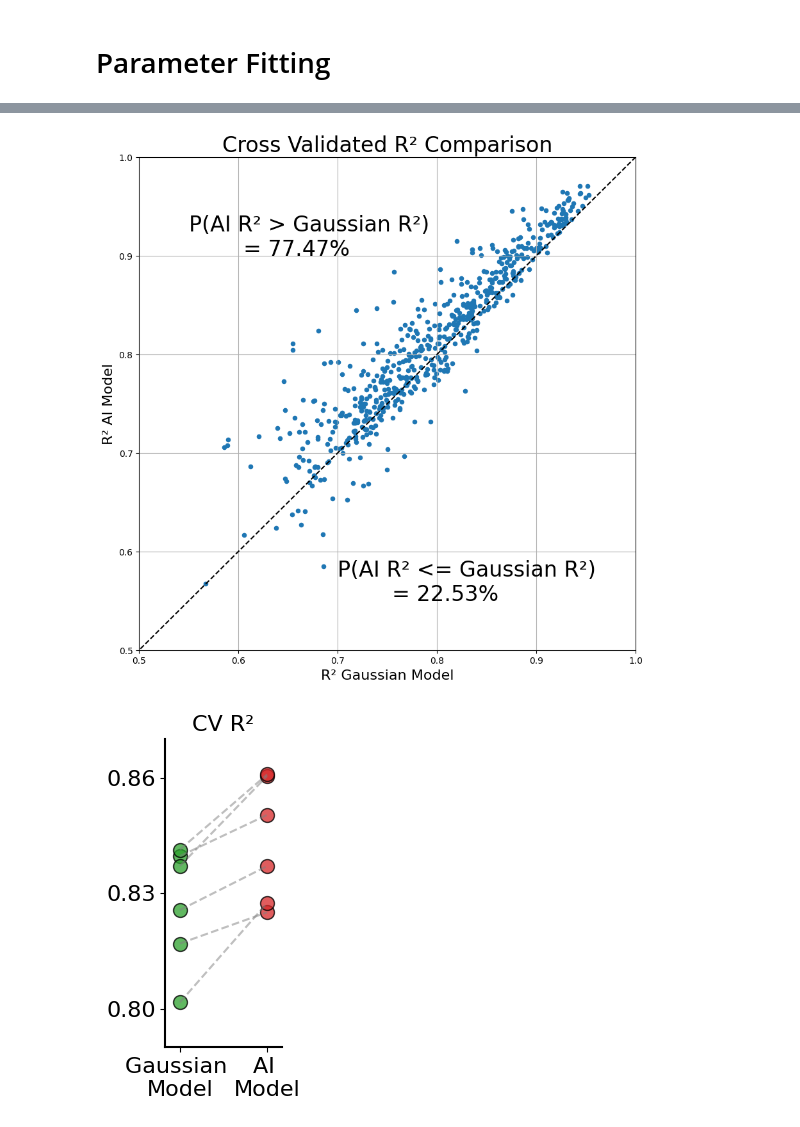
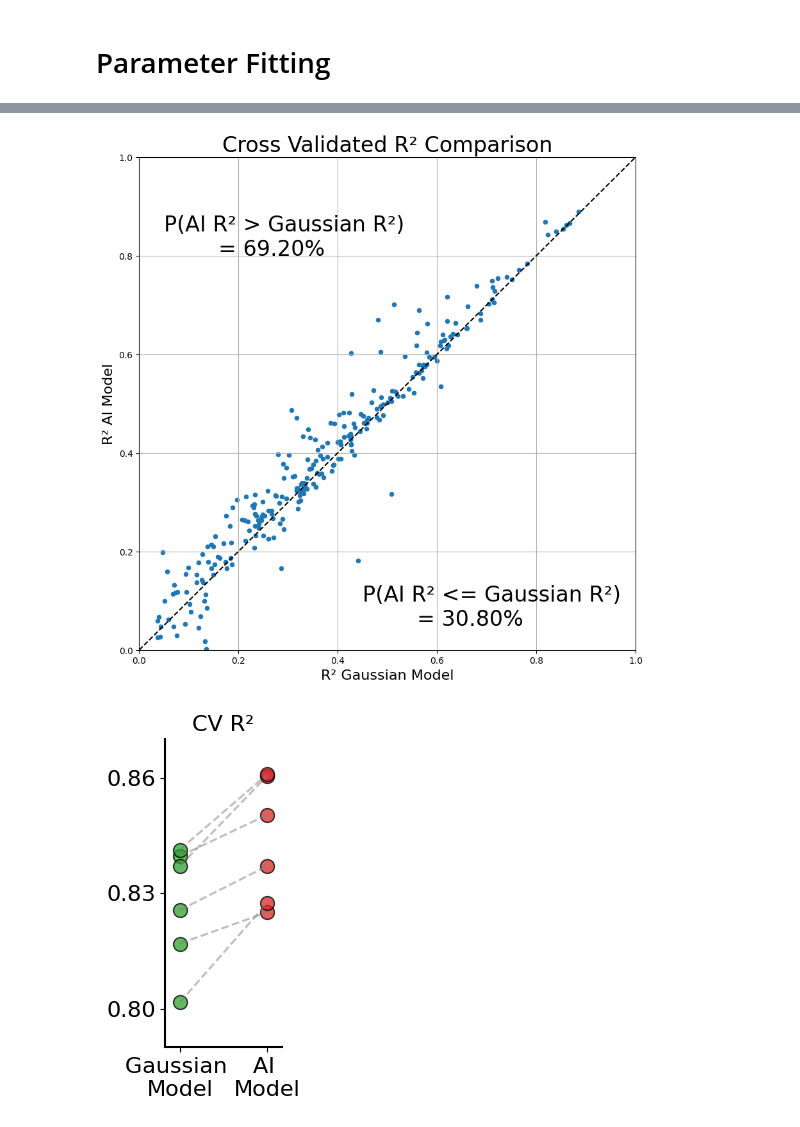
Before and after one commit to reillytilbury/EDGAR, a Jupyter notebook: figures/cross_validation_tests.ipynb, the cells around one changed output, grey strips where cells are left out. Cells and saved outputs as stored; diff of their text form; code cells hidden in the pictures.

```diff
--- a/figures/cross_validation_tests.ipynb
+++ b/figures/cross_validation_tests.ipynb
@@ -44,7 +44,7 @@ def neuron_model(theta,
                 width_cw_2=1.0,
                 exponent_2=2.0):
 
-    min_width = 5e-2
+    min_width = 1e-1
     eps = 1e-12
     min_exponent, max_exponent = 0.1, 5.0
     width_ccw_1, width_cw_1 = jnp.clip(width_ccw_1, min_width, None), jnp.clip(width_cw_1, min_width, None)
@@ -420,15 +665,15 @@ plt.figure(figsize=(12, 9))
 for i, cell_no in enumerate(random_cells):
     plt.subplot(4, 4, i + 1)
     # plt.scatter(angles, response[:, cell_no].mean(axis=0), s=10, alpha=0.5, label='Data')
-    plt.scatter(angles, response[::2, cell_no].mean(axis=0), s=10, alpha=0.3, label='train')
-    plt.scatter(angles, response[1::2, cell_no].mean(axis=0), s=10, alpha=0.3, label='test')
+    plt.scatter(angles, np.nanmean(response[::2, cell_no], axis=0), s=10, alpha=0.3, label='train')
+    plt.scatter(angles, np.nanmean(response[1::2, cell_no], axis=0), s=10, alpha=0.3, label='test')
     row, col = i // 4, i % 4
     if row == 3:
         plt.xlabel('Stimulus Angle (radians)')
     if col == 0:
         plt.ylabel('Mean Response')
     plt.title(f'Cell {cell_no}, SF: {signal_fractions[cell_no]:.2f}')
-    plt.ylim(0, np.percentile(response[:, cell_no], 99) * 1.1)
+    plt.ylim(0, np.nanpercentile(response[:, cell_no], 99) * 1.1)
     plt.xticks([])
     plt.yticks([])
 plt.suptitle('R1 and R2 for Random Cells')
@@ -565,0 +815,22 @@ Step 12000 | Loss(all): 0.0938
+# %%
+params_init = np.array([parameter_estimator(angles, R_train[cell_no]) for cell_no in range(n_cells)])
+params_init_gauss = np.array([parameter_estimator_gauss(angles, R_train[cell_no]) for cell_no in range(n_cells)])
+params, loss = train_model(neuron_model, params_init, R_train, np.repeat(angles[None, :], n_cells, axis=0), learning_rate=1e-3, num_steps=10_000)
+params_gauss, loss_gauss = train_model(neuron_model_gauss, params_init_gauss, R_train, np.repeat(angles[None, :], n_cells, axis=0), learning_rate=1e-3, num_steps=10_000)
+
+# get cross validted loss
+R_test_pred = neuron_model_vmap(angles, params)
+R_test_pred_gauss = neuron_model_gauss_vmap(angles, params_gauss)
+cv_loss = loss_functions.quadratic_loss(R_test_pred, R_test).mean(axis=-1)
+cv_loss_gauss = loss_functions.quadratic_loss(R_test_pred_gauss, R_test).mean(axis=-1)
+
+# calculate R squared between predicted and test responses
+R_pred = neuron_model_vmap(angles, params)
+R_pred_gauss = neuron_model_gauss_vmap(angles, params_gauss)
+ss_res = np.sum((R_test - R_pred) ** 2, axis=-1)
+ss_tot = np.sum((R_test - np.mean(R_test, axis=-1, keepdims=True)) ** 2, axis=-1)
+r_squared = 1 - ss_res / ss_tot
+# same for gaussian model
+ss_res_gauss = np.sum((R_test - R_pred_gauss) ** 2, axis=-1)
+ss_tot_gauss = np.sum((R_test - np.mean(R_test, axis=-1, keepdims=True)) ** 2, axis=-1)
+r_squared_gauss = 1 - ss_res_gauss / ss_tot_gauss
@@ -890,24 +1282,26 @@ plt.show()
 # %%
-x_min, x_max = 0.5, 1.0
-y_min, y_max = 0.5, 1.0
+x_min, x_max = 0.0, 1.0
+y_min, y_max = 0.0, 1.0
 plt.figure(figsize=(10, 10))
 plt.scatter(r_squared_gauss, r_squared, alpha=1, color='tab:blue', s=20)
 plt.plot([0, 1], [0, 1], color='black', linestyle='--')
 plt.xlabel('R² Gaussian Model', fontsize=16)
 plt.ylabel('R² AI Model', fontsize=16)
 plt.title('Cross Validated R² Comparison', fontsize=24)
 plt.xlim(x_min, x_max)
 plt.ylim(y_min, y_max)
 plt.grid(True)
 # in top left corner, add text showing number of points above y = x line
 n_above = np.sum(r_squared > r_squared_gauss)
-plt.text(x_min*1.1, y_max*0.9, f'P(AI R² > Gaussian R²) \n        = {n_above / len(r_squared):.2%}', fontsize=24, color='k')
+# plt.text(x_min*1.1, y_max*0.9, f'P(AI R² > Gaussian R²) \n        = {n_above / len(r_squared):.2%}', fontsize=24, color='k')
+plt.text(0.05, 0.8, f'P(AI R² > Gaussian R²) \n        = {prob_ai_better:.2%}', fontsize=24, color='k')
 # in bottom right corner, add text showing number of points below y = x line
 n_below = np.sum(r_squared <= r_squared_gauss)
-plt.text(x_max * 0.7, y_min * 1.1, f'P(AI R² <= Gaussian R²) \n        = {n_below / len(r_squared):.2%}', fontsize=24, color='k')
+# plt.text(x_max * 0.7, y_min * 1.1, f'P(AI R² <= Gaussian R²) \n        = {n_below / len(r_squared):.2%}', fontsize=24, color='k')
+plt.text(0.45, 0.05, f'P(AI R² <= Gaussian R²) \n        = {1 - prob_ai_better:.2%}', fontsize=24, color='k')
 plt.show()
 # %% [output]
-[figure, old version]
+[figure, new version]
 # %%
 x_min, x_max = 0.75, 2.25
 x_gauss = np.ones(6) * x_min
```
Also changed, not shown: parts of 23 cells of this notebook, 8 other files.
